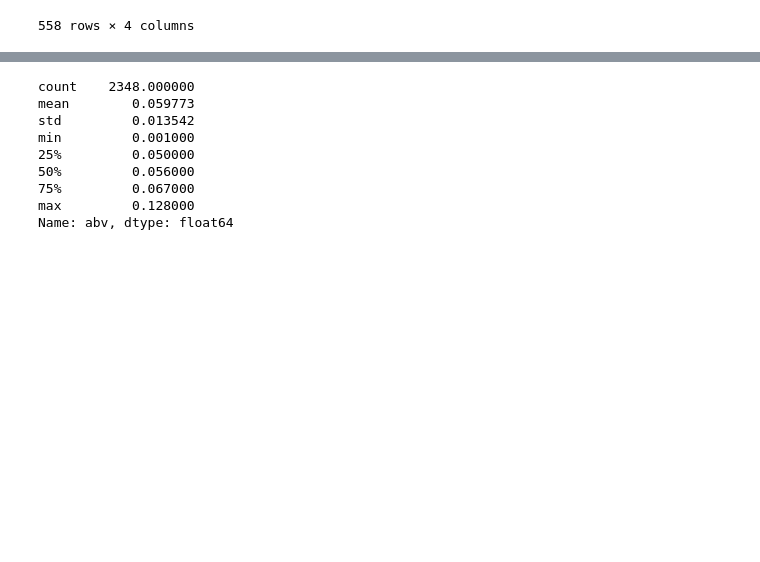
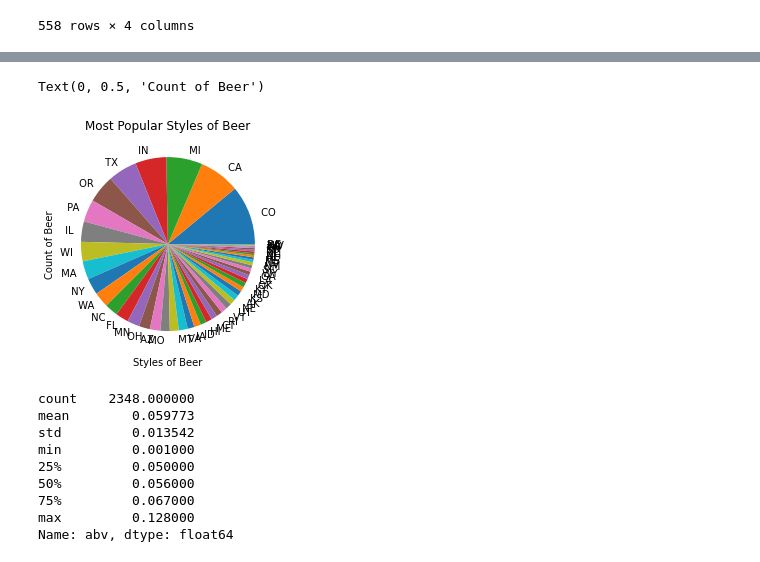
Before and after one commit to ItsGreyedOut/Brewery-Startup, a Jupyter notebook: resources/Dawn_proj1.ipynb, the cells around one changed output, grey strips where cells are left out. Cells and saved outputs as stored; diff of their text form; code cells hidden in the pictures; blank space fills up the shorter version.

```diff
--- a/resources/Dawn_proj1.ipynb
+++ b/resources/Dawn_proj1.ipynb
@@ -52,3 +47,11 @@ poop_df.nlargest(5,['abv'])
+# %%
+poop_df['state'].value_counts(15).plot(kind = "pie")
+plt.title("Most Popular Styles of Beer")
+plt.xlabel("Styles of Beer")
+plt.ylabel("Count of Beer")
+# %% [output]
+Text(0, 0.5, 'Count of Beer')
+[figure, added]
 # %%
 print(beers_df.abv.describe())
 # %% [output]
```
Also changed, not shown: parts of 3 cells of this notebook, 2 other files.
